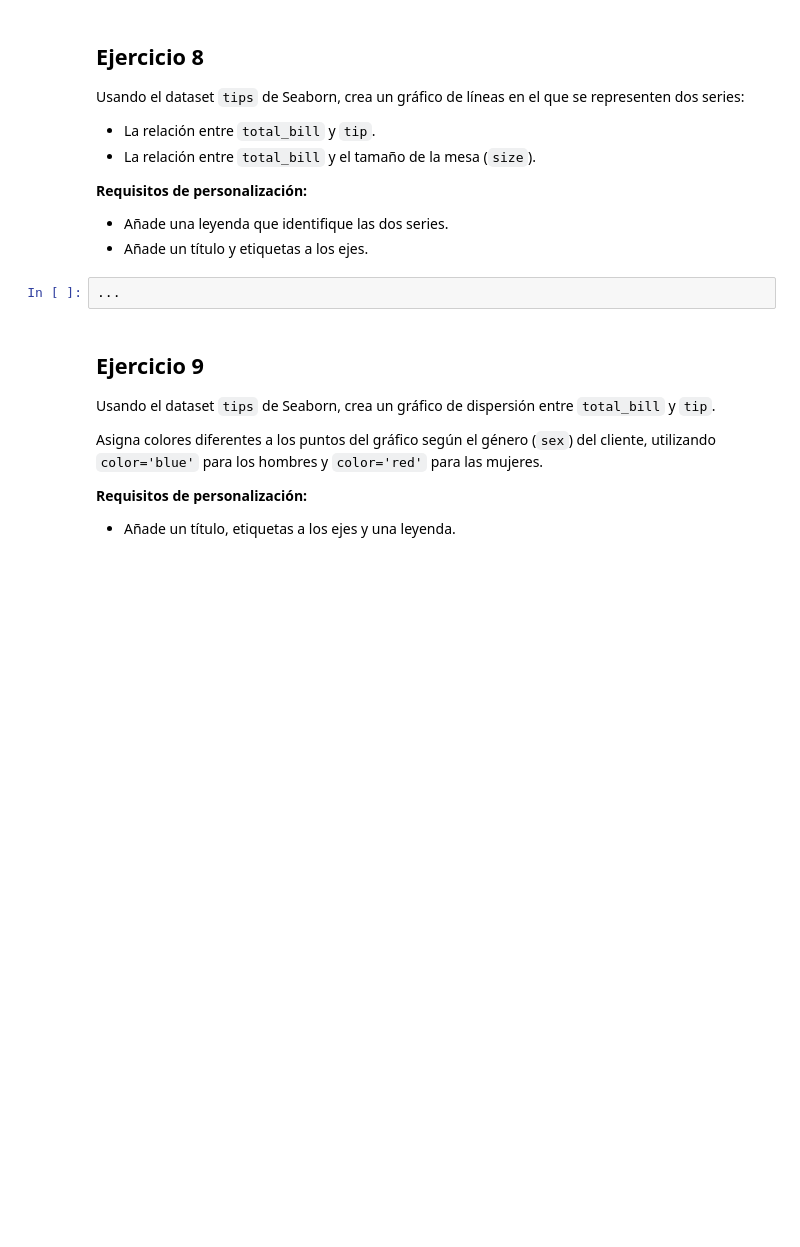
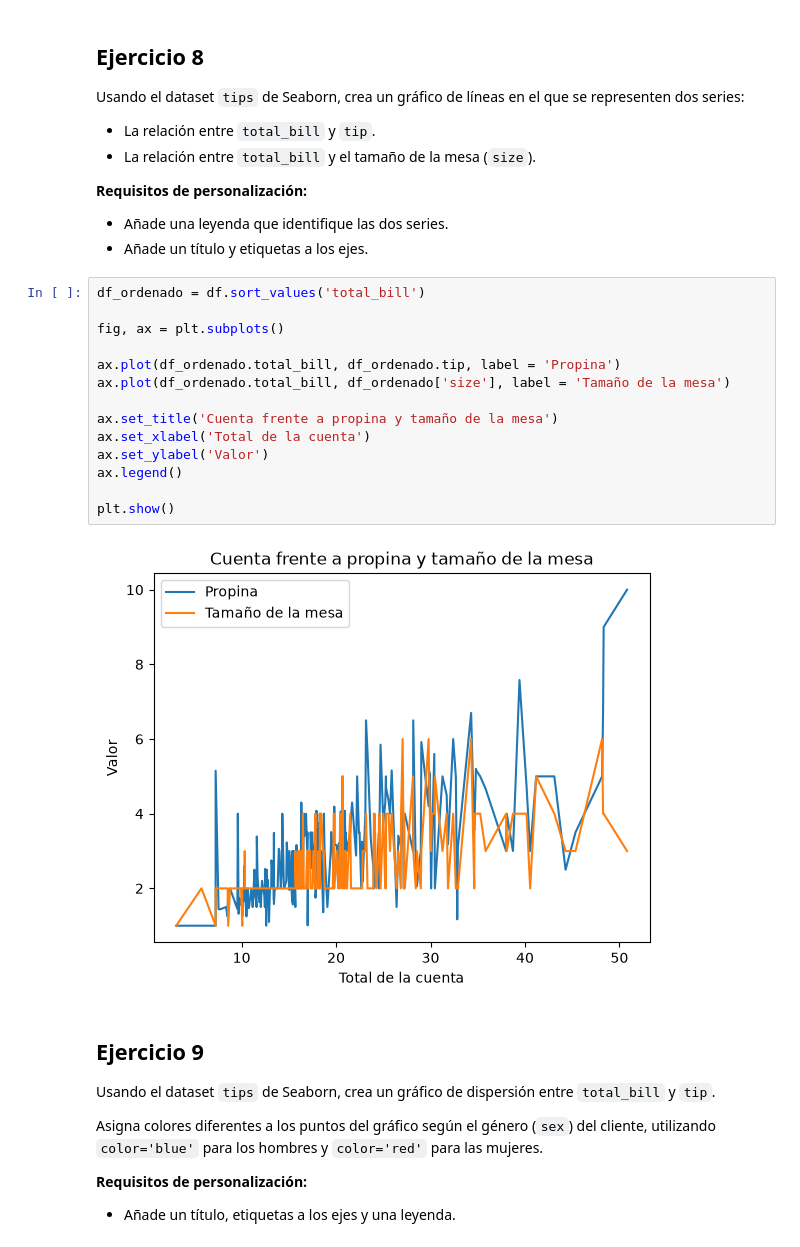
Before and after one commit to Manuel-Avecilla/PIA-MIA, a Jupyter notebook: matplotlib/Ejercicios_con_Matplotlib.ipynb, the cells around one changed output. Saved outputs shown, nothing was run; the diff lists cells and outputs as text; blank space fills up the shorter version.

```diff
--- a/matplotlib/Ejercicios_con_Matplotlib.ipynb
+++ b/matplotlib/Ejercicios_con_Matplotlib.ipynb
@@ -215,8 +252,22 @@ Usando el dataset `tips` de Seaborn, crea un gráfico de líneas en el que se re
 **Requisitos de personalización:**
 - Añade una leyenda que identifique las dos series.
 - Añade un título y etiquetas a los ejes.
-# %%
-...
+# %%
+df_ordenado = df.sort_values('total_bill')
+
+fig, ax = plt.subplots()
+
+ax.plot(df_ordenado.total_bill, df_ordenado.tip, label = 'Propina')
+ax.plot(df_ordenado.total_bill, df_ordenado['size'], label = 'Tamaño de la mesa')
+
+ax.set_title('Cuenta frente a propina y tamaño de la mesa')
+ax.set_xlabel('Total de la cuenta')
+ax.set_ylabel('Valor')
+ax.legend()
+
+plt.show()
+# %% [output]
+[figure, added]
 # %% [markdown]
 ## Ejercicio 9
 
```
Also changed, not shown: parts of 23 cells of this notebook.
